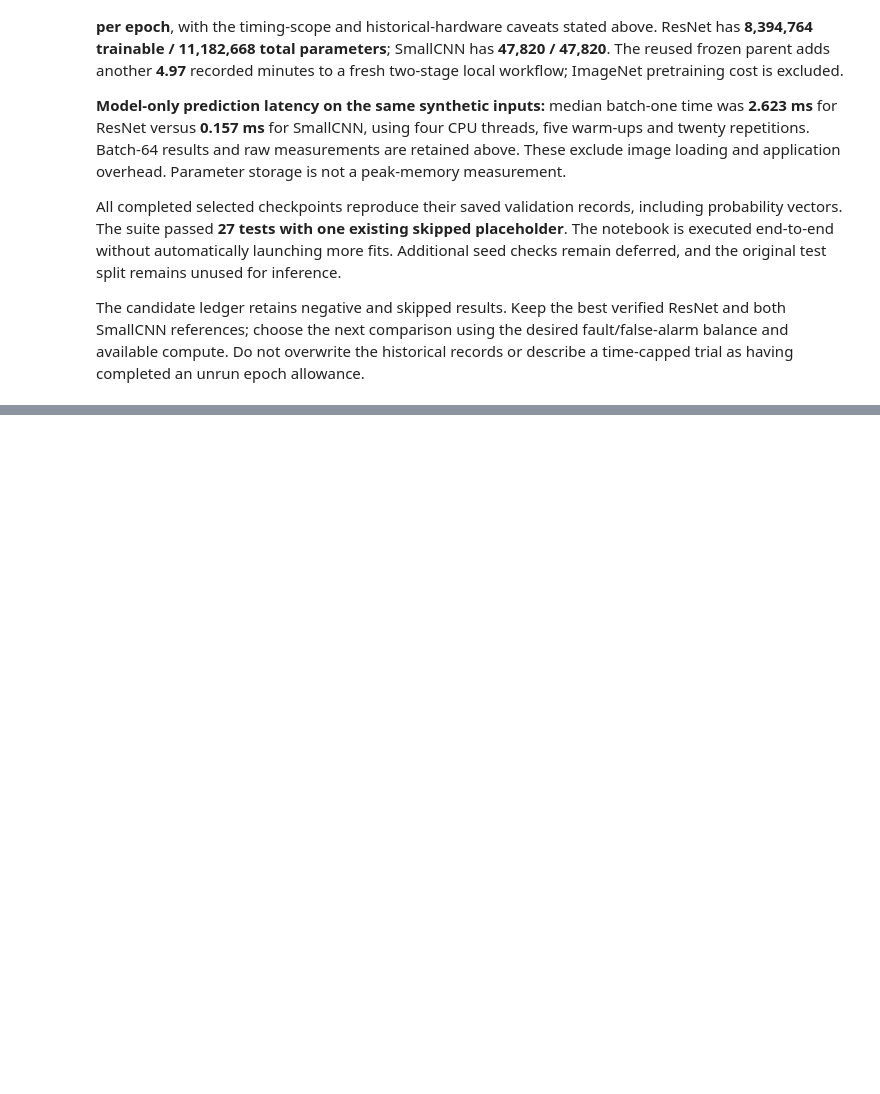
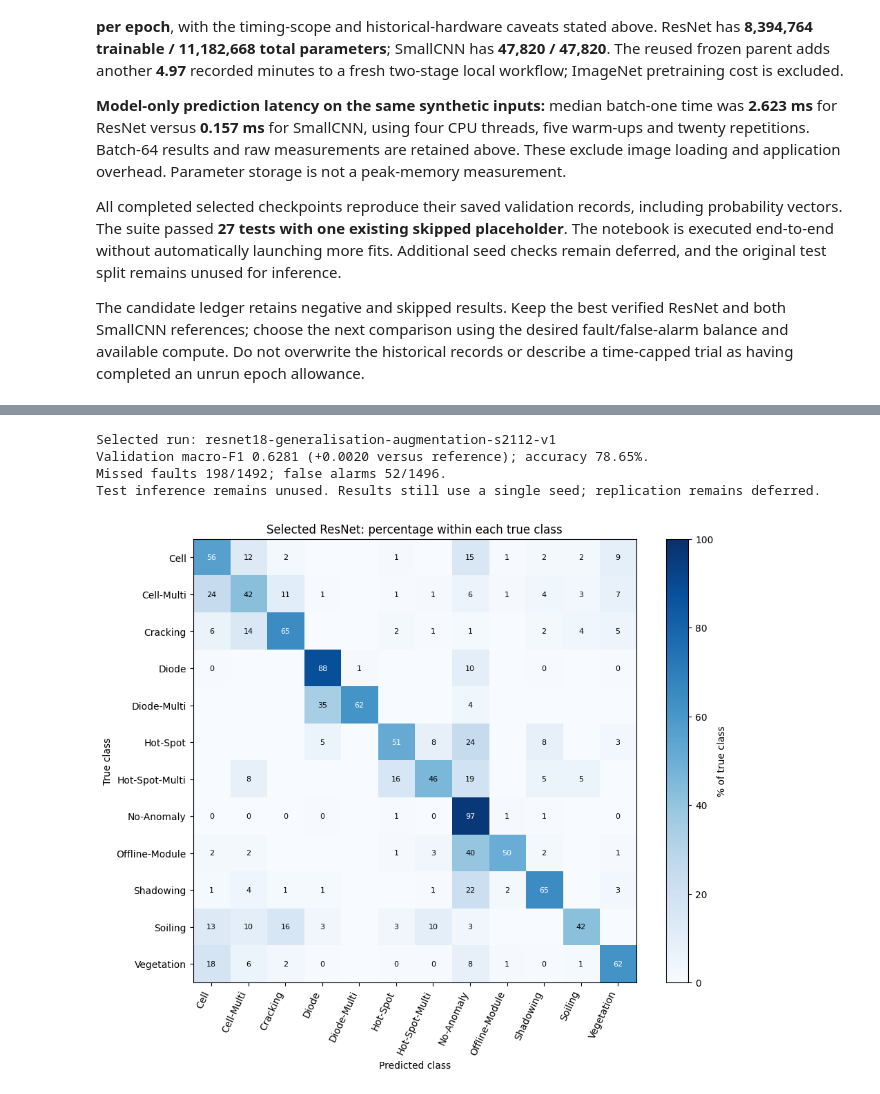
Before and after one commit to tw84794-sys/ENGG2112_PV_Fault_Classification, a Jupyter notebook: notebooks/03_resnet18_experiments.ipynb, the cells around one changed output, grey strips where cells are left out. Drawn from its saved outputs; the diff is of its cells as text; code cells hidden in the pictures; blank space fills up the shorter version.

```diff
--- a/notebooks/03_resnet18_experiments.ipynb
+++ b/notebooks/03_resnet18_experiments.ipynb
@@ -853,0 +1026,14 @@ The candidate ledger retains negative and skipped results. Keep the best verifie
+# %%
+if generalisation_runs:
+    baseline_metrics = generalisation_runs[0]["metrics"]
+    recall_table = pd.DataFrame({r["arm"]: {label: values["recall"]
+                               for label, values in r["metrics"]["per_class"].items()}
+                               for r in generalisation_runs})
+    recall_table.insert(0, "Validation images", [baseline_metrics["per_class"][label]["support"]
+                                               for label in recall_table.index])
+    display(recall_table.round(3))
+    paired_delta = generalisation["gradual_minus_matched_continuation_macro_f1"]
+    print(f"Gradual layer3+4 minus matched layer4 continuation: {paired_delta:+.4f} macro-F1")
+    display(generalisation_table[["trainable_parameters", "total_parameters", "sum_training_seconds",
+                                  "sum_validation_seconds"]].round(2))
+    print("Validation time includes separate loss and saved-prediction passes. Initialisation/saving is outside these phase sums.")
@@ -853,0 +1070,30 @@ The candidate ledger retains negative and skipped results. Keep the best verifie
+# %%
+if generalisation_runs:
+    selected_generalisation = next(r for r in generalisation_runs if r["run_id"] == generalisation["selected_run"])
+    metrics = selected_generalisation["metrics"]
+    delta = metrics["macro_f1"] - generalisation_runs[0]["metrics"]["macro_f1"]
+    print("Selected run:", selected_generalisation["run_id"])
+    print(f"Validation macro-F1 {metrics['macro_f1']:.4f} ({delta:+.4f} versus reference); accuracy {metrics['accuracy']:.2%}.")
+    print(f"Missed faults {metrics['faults_called_normal']}/1492; false alarms {metrics['normal_called_fault']}/1496.")
+    print("Test inference remains unused. Results still use a single seed; replication remains deferred.")
+    cm = np.asarray(metrics["confusion_matrix"])
+    row_percent = 100 * cm / cm.sum(axis=1, keepdims=True)
+    fig, ax = plt.subplots(figsize=(10, 8), layout="constrained")
+    shown = ax.imshow(row_percent, cmap="Blues", vmin=0, vmax=100)
+    ax.set(xticks=range(len(CLASS_NAMES)), yticks=range(len(CLASS_NAMES)),
+           xticklabels=CLASS_NAMES, yticklabels=CLASS_NAMES,
+           xlabel="Predicted class", ylabel="True class", title="Selected ResNet: percentage within each true class")
+    plt.setp(ax.get_xticklabels(), rotation=65, ha="right")
+    for i in range(len(CLASS_NAMES)):
+        for j in range(len(CLASS_NAMES)):
+            if cm[i, j]:
+                ax.text(j, i, f"{row_percent[i,j]:.0f}", ha="center", va="center",
+                        color="white" if row_percent[i,j] > 50 else "black", fontsize=8)
+    fig.colorbar(shown, ax=ax, label="% of true class")
+    plt.show()
+# %% [output]
+Selected run: resnet18-generalisation-augmentation-s2112-v1
+Validation macro-F1 0.6281 (+0.0020 versus reference); accuracy 78.65%.
+Missed faults 198/1492; false alarms 52/1496.
+Test inference remains unused. Results still use a single seed; replication remains deferred.
+[figure, added]
```
Also changed, not shown: parts of 12 cells of this notebook, 16 other files.
